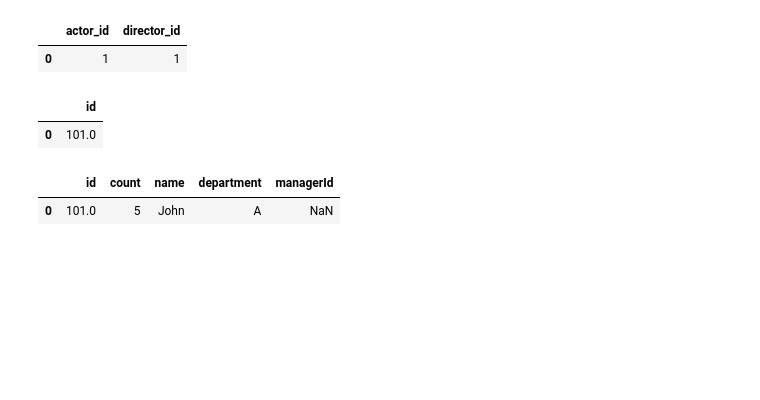
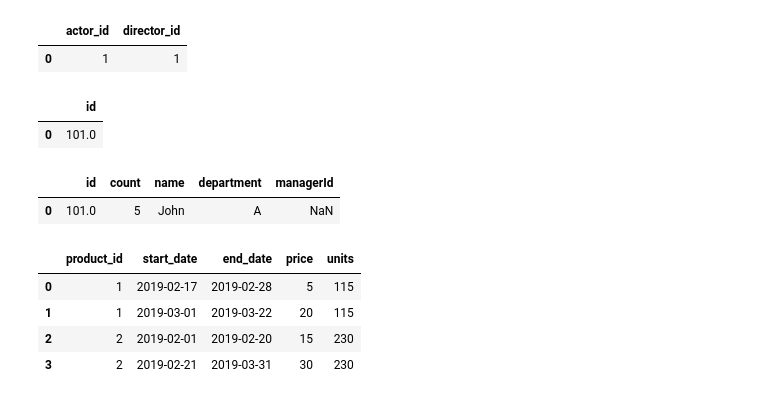
Before and after one commit to Drblessing/leetcode, a Jupyter notebook: Pandas/scratch.ipynb, the cells around one changed output. Saved outputs shown, nothing was run; the diff lists cells and outputs as text; code cells hidden in the pictures; blank space fills up the shorter version.

```diff
--- a/Pandas/scratch.ipynb
+++ b/Pandas/scratch.ipynb
@@ -974,3 +974,84 @@ df
 # %% [output]
 |  | id | count | name | department | managerId |
 | 0 | 101.0 | 5 | John | A | NaN |
+# %%
+"""
+Example 1:
+
+Input:
+Prices table:
++------------+------------+------------+--------+
+| product_id | start_date | end_date   | price  |
++------------+------------+------------+--------+
+| 1          | 2019-02-17 | 2019-02-28 | 5      |
+| 1          | 2019-03-01 | 2019-03-22 | 20     |
+| 2          | 2019-02-01 | 2019-02-20 | 15     |
+| 2          | 2019-02-21 | 2019-03-31 | 30     |
++------------+------------+------------+--------+
+UnitsSold table:
++------------+---------------+-------+
+| product_id | purchase_date | units |
++------------+---------------+-------+
+| 1          | 2019-02-25    | 100   |
+| 1          | 2019-03-01    | 15    |
+| 2          | 2019-02-10    | 200   |
+| 2          | 2019-03-22    | 30    |
++------------+---------------+-------+
+Output:
++------------+---------------+
+| product_id | average_price |
++------------+---------------+
+| 1          | 6.96          |
+| 2          | 16.96         |
++------------+---------------+
+Explanation:
+Average selling price = Total Price of Product / Number of products sold.
+Average selling price for product 1 = ((100 * 5) + (15 * 20)) / 115 = 6.96
+Average selling price for product 2 = ((200 * 15) + (30 * 30)) / 230 = 16.96
+"""
+
+import pandas as pd
+
+prices = [
+    {"product_id": 1, "start_date": "2019-02-17", "end_date": "2019-02-28", "price": 5},
+    {
+        "product_id": 1,
+        "start_date": "2019-03-01",
+        "end_date": "2019-03-22",
+        "price": 20,
+    },
+    {
+        "product_id": 2,
+        "start_date": "2019-02-01",
+        "end_date": "2019-02-20",
+        "price": 15,
+    },
+    {
+        "product_id": 2,
+        "start_date": "2019-02-21",
+        "end_date": "2019-03-31",
+        "price": 30,
+    },
+]
+
+units_sold = [
+    {"product_id": 1, "purchase_date": "2019-02-25", "units": 100},
+    {"product_id": 1, "purchase_date": "2019-03-01", "units": 15},
+    {"product_id": 2, "purchase_date": "2019-02-10", "units": 200},
+    {"product_id": 2, "purchase_date": "2019-03-22", "units": 30},
+]
+
+prices = pd.DataFrame(prices)
+units_sold = pd.DataFrame(units_sold)
+
+# Calculate the total number of units sold for each product
+total_sold = units_sold.groupby("product_id")["units"].sum().reset_index()
+
+# Merge units_sold with price.
+# Use logic to calculate which price was active during the purchase date.
+# %% [output]
+|  | product_id | start_date | end_date | price | units |
+| 0 | 1 | 2019-02-17 | 2019-02-28 | 5 | 115 |
+| 1 | 1 | 2019-03-01 | 2019-03-22 | 20 | 115 |
+| 2 | 2 | 2019-02-01 | 2019-02-20 | 15 | 230 |
+| 3 | 2 | 2019-02-21 | 2019-03-31 | 30 | 230 |
```
Also changed, not shown: parts of 2 cells of this notebook, 1 other file.
